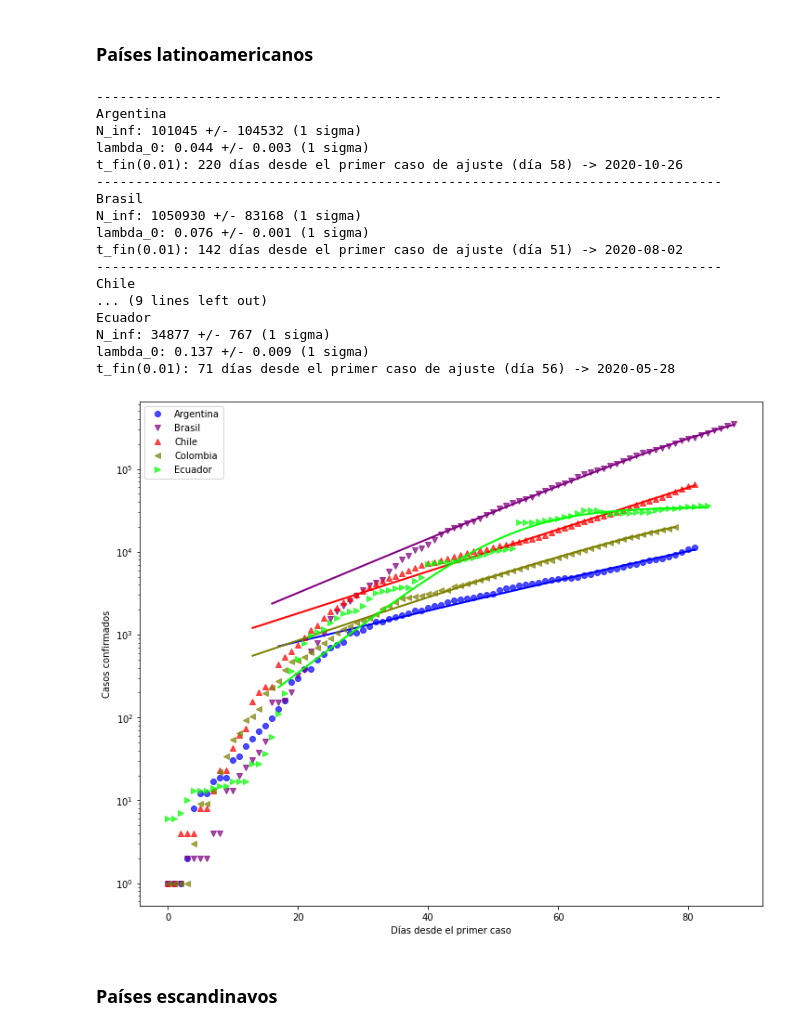
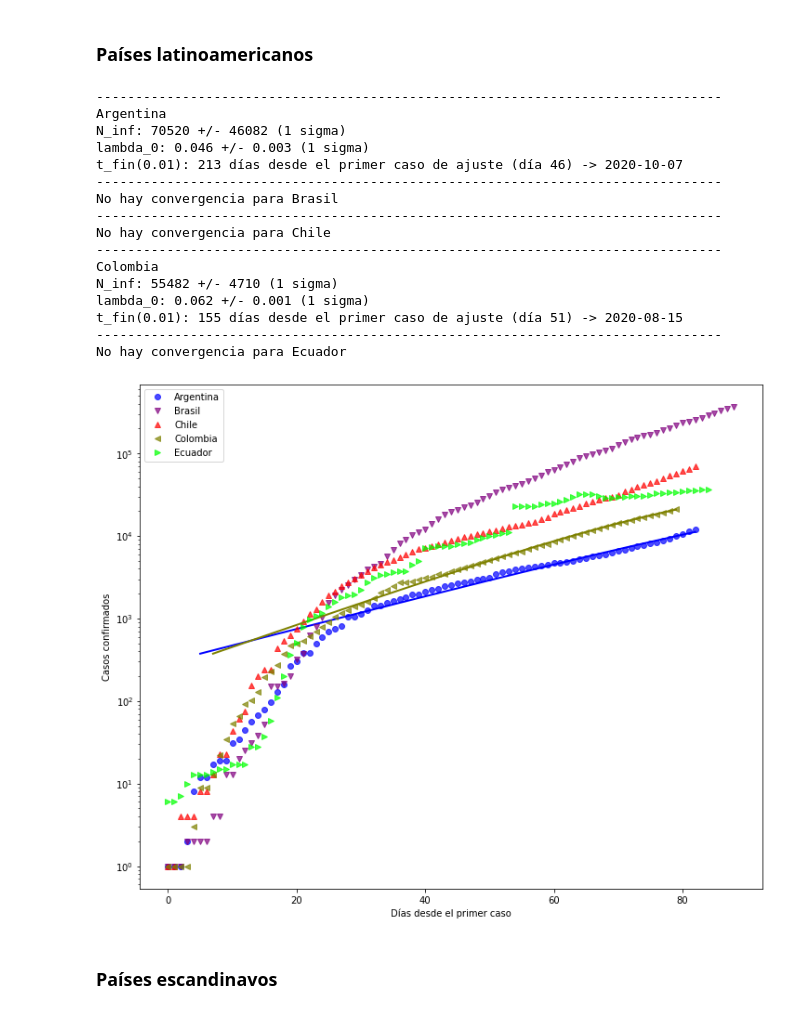
Before and after one commit to manuxch/logistic-covid19, a Jupyter notebook: Logistic_model_COVID-19.ipynb, the cells around one changed output. Drawn from its saved outputs; the diff is of its cells as text; code cells hidden in the pictures.

Commit message:
Actualización diaria de visualizaciones, ajustes y registros

```diff
--- a/Logistic_model_COVID-19.ipynb
+++ b/Logistic_model_COVID-19.ipynb
@@ -203,26 +203,25 @@ t_fin(0.01): 94 días desde el primer caso de ajuste (día 50) -> 2020-06-14
 # %% [markdown]
 ### Países latinoamericanos
 # %%
-plot_fit(cases_lat, 100, 'Casos confirmados', logscale=True, p_fin=0.01)
+plot_fit(cases_lat, 10, 'Casos confirmados', logscale=True, p_fin=0.01)
 # %% [output]
 --------------------------------------------------------------------------------
 Argentina
-N_inf: 101045 +/- 104532 (1 sigma)
-lambda_0: 0.044 +/- 0.003 (1 sigma)
-t_fin(0.01): 220 días desde el primer caso de ajuste (día 58) -> 2020-10-26
+N_inf: 70520 +/- 46082 (1 sigma)
+lambda_0: 0.046 +/- 0.003 (1 sigma)
+t_fin(0.01): 213 días desde el primer caso de ajuste (día 46) -> 2020-10-07
 --------------------------------------------------------------------------------
-Brasil
-N_inf: 1050930 +/- 83168 (1 sigma)
-lambda_0: 0.076 +/- 0.001 (1 sigma)
-t_fin(0.01): 142 días desde el primer caso de ajuste (día 51) -> 2020-08-02
+No hay convergencia para Brasil
 --------------------------------------------------------------------------------
-Chile
-... (9 lines left out)
-Ecuador
-N_inf: 34877 +/- 767 (1 sigma)
-lambda_0: 0.137 +/- 0.009 (1 sigma)
-t_fin(0.01): 71 días desde el primer caso de ajuste (día 56) -> 2020-05-28
+No hay convergencia para Chile
+--------------------------------------------------------------------------------
+Colombia
+N_inf: 55482 +/- 4710 (1 sigma)
+lambda_0: 0.062 +/- 0.001 (1 sigma)
+t_fin(0.01): 155 días desde el primer caso de ajuste (día 51) -> 2020-08-15
+--------------------------------------------------------------------------------
+No hay convergencia para Ecuador
-[figure, old version]
+[figure, new version]
 # %% [markdown]
 ### Países escandinavos
 # %%
```
Also changed, not shown: parts of 8 cells of this notebook.
